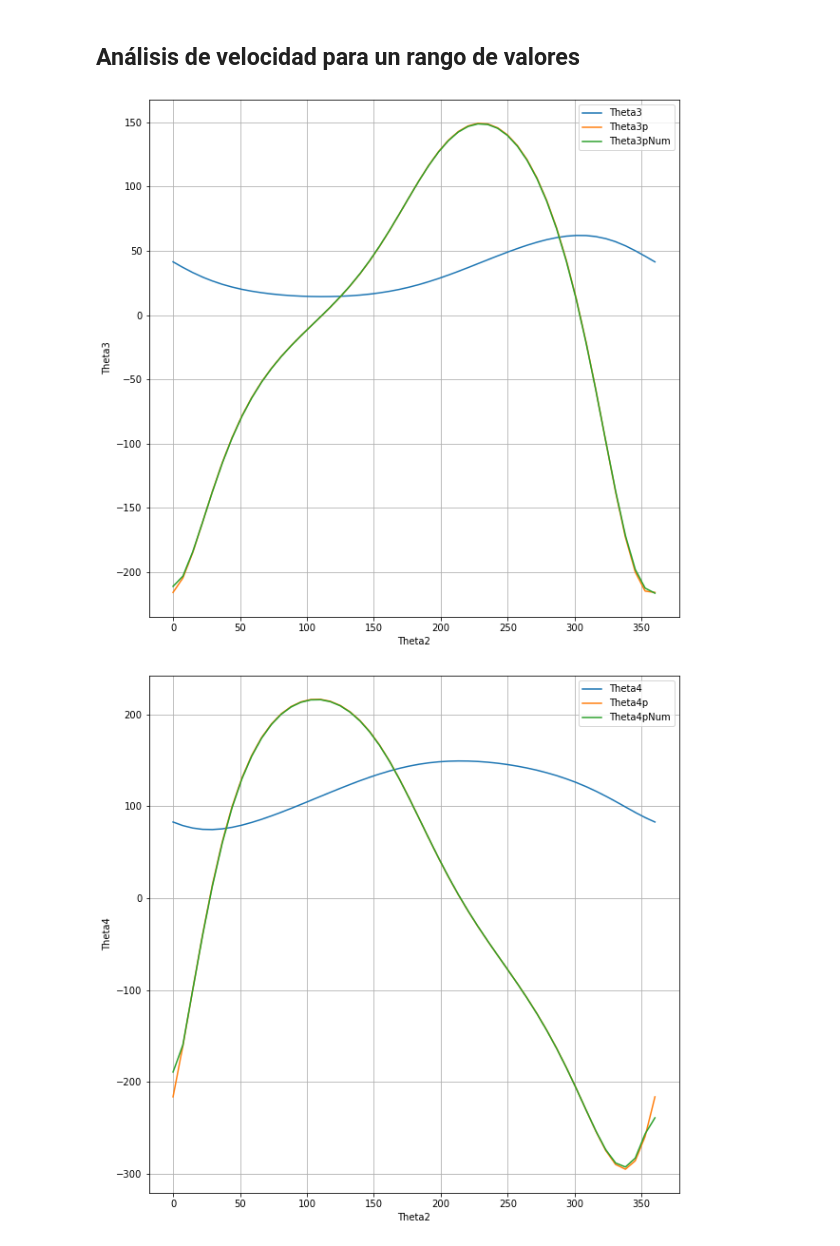
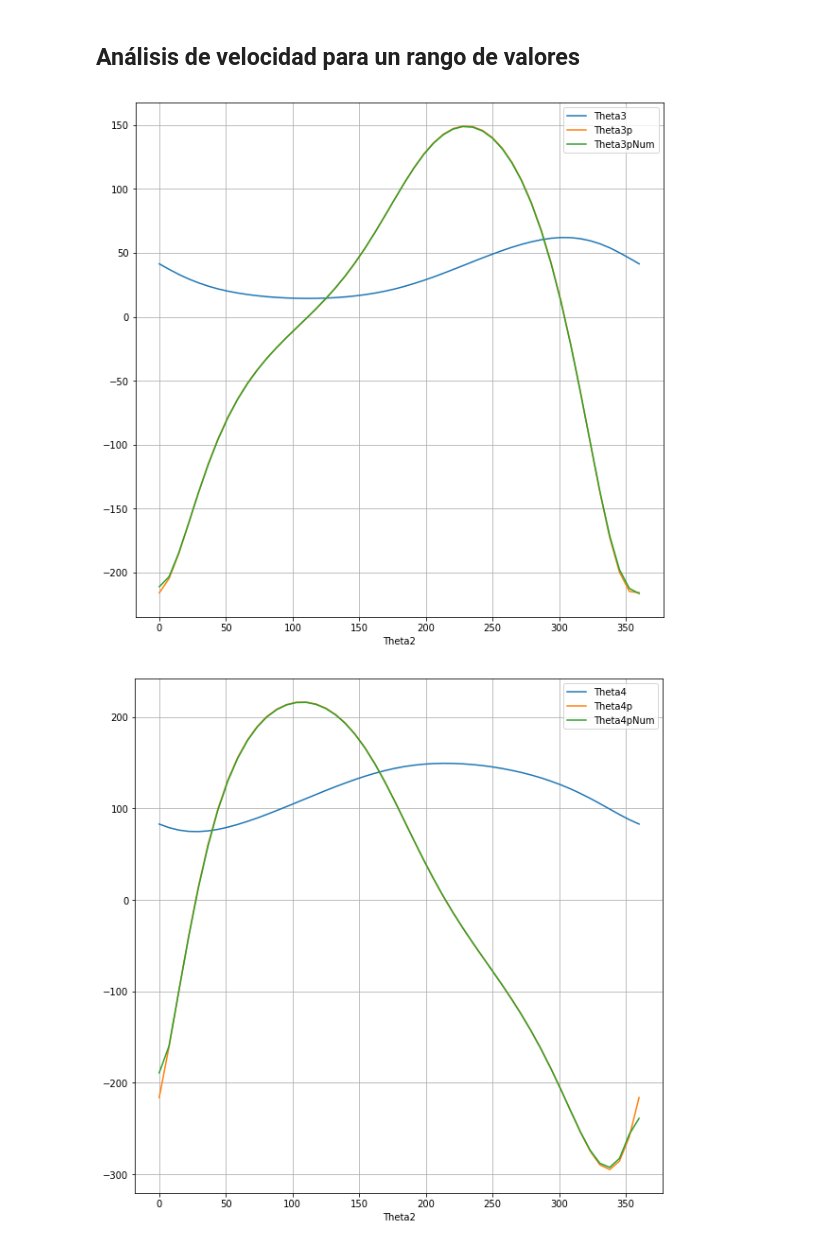
Before and after one commit to luismiguelaristi/MecanismosPythonUPB, a Jupyter notebook: VelAcc/ManivelaBalancin_VelAcc.ipynb, the cells around one changed output. Saved outputs shown, nothing was run; the diff lists cells and outputs as text; code cells hidden in the pictures.

```diff
--- a/VelAcc/ManivelaBalancin_VelAcc.ipynb
+++ b/VelAcc/ManivelaBalancin_VelAcc.ipynb
@@ -204,16 +205,17 @@ Usaremos la función solve del módulo numpy.linalg. Descomente la siguiente lí
 # %% [markdown]
 Hagámoslo para una sola posición inicialmente
 # %%
-pos = 15
+pos = 27 #posicion 15 de numpos posiciones
 th2 = th2v[pos]
 th3 = th3v[pos]
 th4 = th4v[pos]
+print("theta2= ",np.rad2deg(th2),"theta3= ",np.rad2deg(th3),"theta4= ",np.rad2deg(th4))
 
 am = [[-r3*np.sin(th3),r4*np.sin(th4)],
-     [r3*np.cos(th3),-r4*np.cos(th4)]]
-bv = [[r2*np.sin(th2)*th2p],
-     [-r2*np.cos(th2)*th2p]]
-#print(A,b)
-[th3p,th4p] = np.linalg.solve(am,bv)
+      [r3*np.cos(th3),-r4*np.cos(th4)]]
+bv = [r2*np.sin(th2)*th2p,
+      -r2*np.cos(th2)*th2p]
+print(am,bv)
+[th3p,th4p] = np.linalg.solve(am,bv) # el resultado de solve es el vector x
 print(th3p,th4p)
 # %% [output]
@@ -278,7 +285,7 @@ El vector $\overrightarrow{V_A}$ tiene las componentes de la velocidad del punto
 
 Ahora para calcular $\overrightarrow{V_B}$
 # %%
-w3v = [0,0,th3p[0]]
+w3v = [0,0,th3p]
 r3v = [r3*np.cos(th3),r3*np.sin(th3),0]
 velB = velA + np.cross(w3v,r3v)
 print(velB)
@@ -318,7 +328,8 @@ plt.draw()
 #Velocidad analitica
 th3pv=np.zeros(numpos)
 th4pv=np.zeros(numpos)
-
+velAm=np.zeros((numpos,3))
+velBm=np.zeros((numpos,3))
 for i in range(0,numpos):
     am = [[-r3*np.sin(th3v[i]),r4*np.sin(th4v[i])],
          [r3*np.cos(th3v[i]),-r4*np.cos(th4v[i])]]
@@ -328,29 +339,40 @@ for i in range(0,numpos):
     th3pv[i] = xv[0]
     th4pv[i] = xv[1]
 
-#Velocidad numérica de la palanca
+    w2v = [0,0,th2p]
+    r2v = [r2*np.cos(th2v[i]),r2*np.sin(th2v[i]),0]
+    velA = np.cross(w2v,r2v)
+    #print(velA)
+    w3v = [0,0,th3pv[i]]
+    r3v = [r3*np.cos(th3v[i]),r3*np.sin(th3v[i]),0]
+    velB = velA + np.cross(w3v,r3v)
+    #print(velB)
+    velAm[i,:] = velA
+    velBm[i,:] = velB
+
 th3pNumv=np.gradient(th3v,th2v)*th2p
 th4pNumv=np.gradient(th4v,th2v)*th2p
+#print(velAv)
 # %%
 plt.figure()
 plt.plot(np.rad2deg(th2v),np.rad2deg(th3v))
 plt.plot(np.rad2deg(th2v),np.rad2deg(th3pv))
 plt.plot(np.rad2deg(th2v),np.rad2deg(th3pNumv))
 plt.legend(["Theta3","Theta3p","Theta3pNum"])
 plt.xlabel("Theta2")
-plt.ylabel("Theta3")
+#plt.ylabel("Theta3")
 plt.grid()
 plt.figure()
 plt.plot(np.rad2deg(th2v),np.rad2deg(th4v))
 plt.plot(np.rad2deg(th2v),np.rad2deg(th4pv))
 plt.plot(np.rad2deg(th2v),np.rad2deg(th4pNumv))
 plt.legend(["Theta4","Theta4p","Theta4pNum"])
 plt.xlabel("Theta2")
-plt.ylabel("Theta4")
+#plt.ylabel("Theta4")
 plt.grid()
 # %% [output]
-[figure, old version]
+[figure, new version]
-[figure, old version]
+[figure, new version]
 # %%
 # ## Animación
 #
```
Also changed, not shown: parts of 11 cells of this notebook.
